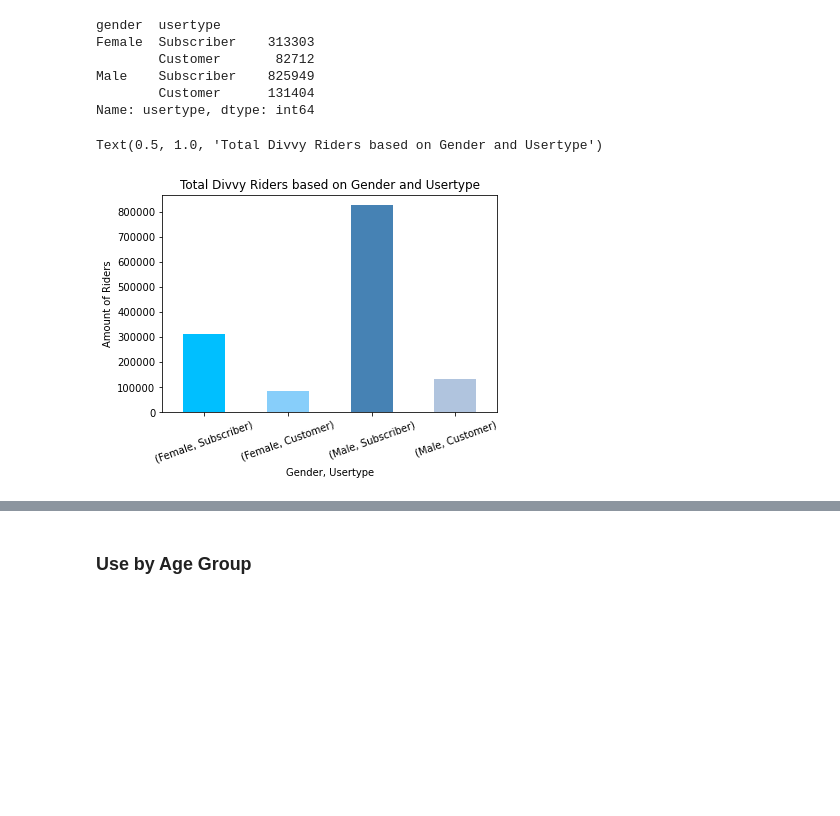
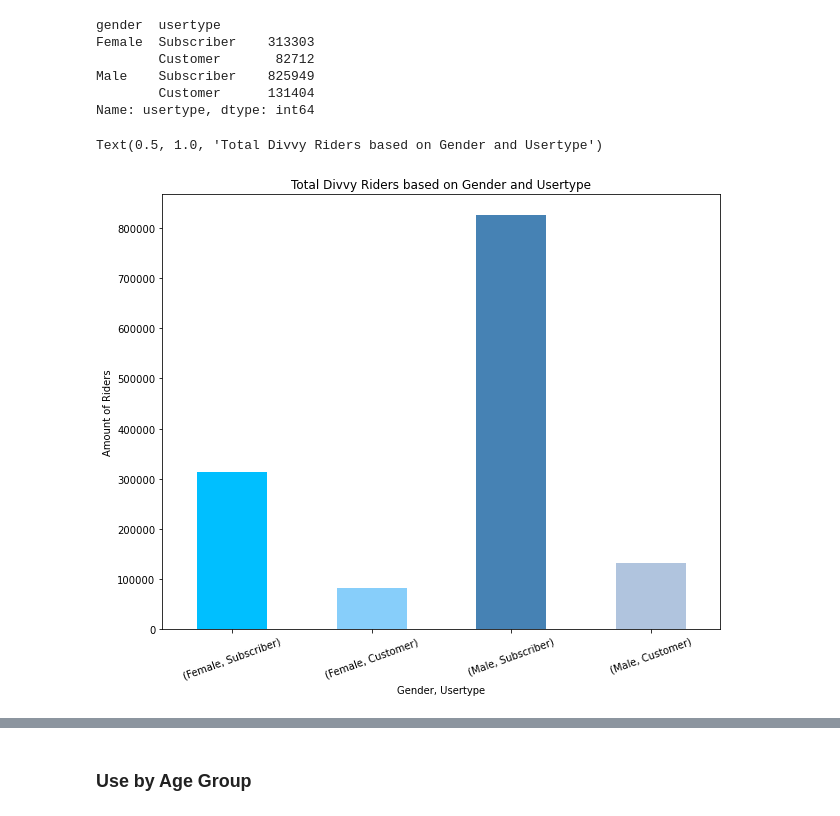
Before and after one commit to ruthhinkle/divvy-analysis, a Jupyter notebook: Divvy'ing_Up_Data_Final_Notebook.ipynb, the cells around one changed output, grey strips where cells are left out. Cells and saved outputs as stored; diff of their text form; code cells hidden in the pictures; blank space fills up the shorter version.

```diff
--- a/Divvy'ing_Up_Data_Final_Notebook.ipynb
+++ b/Divvy'ing_Up_Data_Final_Notebook.ipynb
@@ -188,3 +189,13 @@ min_duration = divvy_df['time difference'].min()
 min_duration
 # %% [output]
 1.0166666666666668
+# %%
+# Rides for top 20 bikes
+divvy_df['bikeid'] = divvy_df['bikeid'].astype(str)
+divvy_df['bikeid'].dtypes
+plt.figure(figsize=(13,7))
+plt.bar(divvy_df['bikeid'].head(20), popular_bikes, color='deepskyblue')
+plt.title("Number of Rides for The Top 20 Bikes")
+plt.xlabel("Bike ID")
+plt.ylabel("Number of Rides")
+plt.grid(True, alpha=.5)
@@ -467,14 +465,15 @@ Name: usertype, dtype: int64
 # %%
 # Total Divvy Riders based on Gender and Usertype- Bar Graph
 split_gender_data = usertype_gender_df['usertype'].value_counts()
 blue_colors = ["deepskyblue", "lightskyblue", "steelblue", "lightsteelblue"]
+plt.figure(figsize=(10,8))
 gender_chart = split_gender_data.plot(kind = 'bar', color = blue_colors, rot = 20)
 gender_chart.set_ylabel("Amount of Riders")
 gender_chart.set_xlabel("Gender, Usertype")
 gender_chart.set_title("Total Divvy Riders based on Gender and Usertype")
 # %% [output]
 Text(0.5, 1.0, 'Total Divvy Riders based on Gender and Usertype')
-[figure, old version]
+[figure, new version]
 # %%
 # Divvy Riders based on Gender- Customers Only
 sizes = [825949,313303]
```
Also changed, not shown: parts of 21 cells of this notebook.
